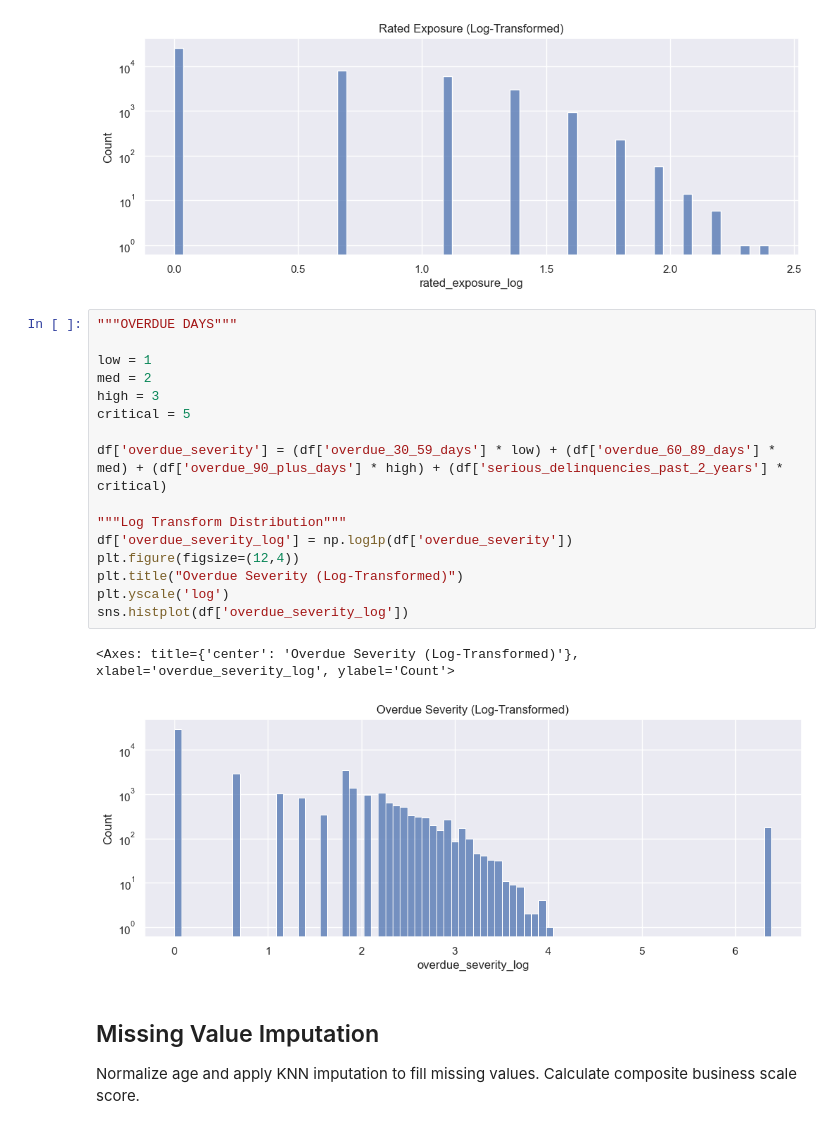
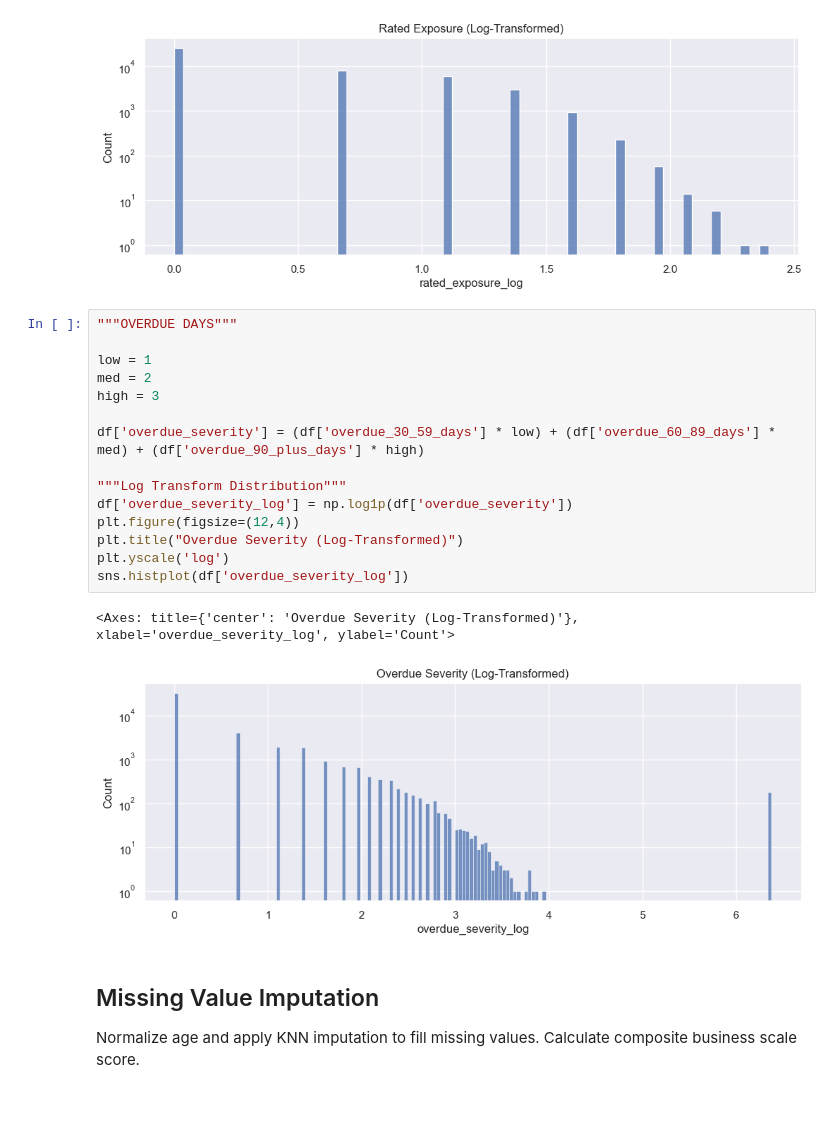
Before and after one commit to PESIII23/real-time-credit-risk-simulation, a Jupyter notebook: src/notebooks/credit_risk_analysis.ipynb, the cells around one changed output. Saved outputs shown, nothing was run; the diff lists cells and outputs as text.

```diff
--- a/src/notebooks/credit_risk_analysis.ipynb
+++ b/src/notebooks/credit_risk_analysis.ipynb
@@ -235,22 +237,21 @@ sns.histplot(df['rated_exposure_log'])
 # %%
 """OVERDUE DAYS"""
 
 low = 1
 med = 2
 high = 3
-critical = 5
 
-df['overdue_severity'] = (df['overdue_30_59_days'] * low) + (df['overdue_60_89_days'] * med) + (df['overdue_90_plus_days'] * high) + (df['serious_delinquencies_past_2_years'] * critical)
+df['overdue_severity'] = (df['overdue_30_59_days'] * low) + (df['overdue_60_89_days'] * med) + (df['overdue_90_plus_days'] * high)
 
 """Log Transform Distribution"""
 df['overdue_severity_log'] = np.log1p(df['overdue_severity'])
 plt.figure(figsize=(12,4))
 plt.title("Overdue Severity (Log-Transformed)")
 plt.yscale('log')
 sns.histplot(df['overdue_severity_log'])
 # %% [output]
 <Axes: title={'center': 'Overdue Severity (Log-Transformed)'}, xlabel='overdue_severity_log', ylabel='Count'>
-[figure, old version]
+[figure, new version]
 # %% [markdown]
 ## Missing Value Imputation
 Normalize age and apply KNN imputation to fill missing values. Calculate composite business scale score.
```
Also changed, not shown: parts of 7 cells of this notebook.
